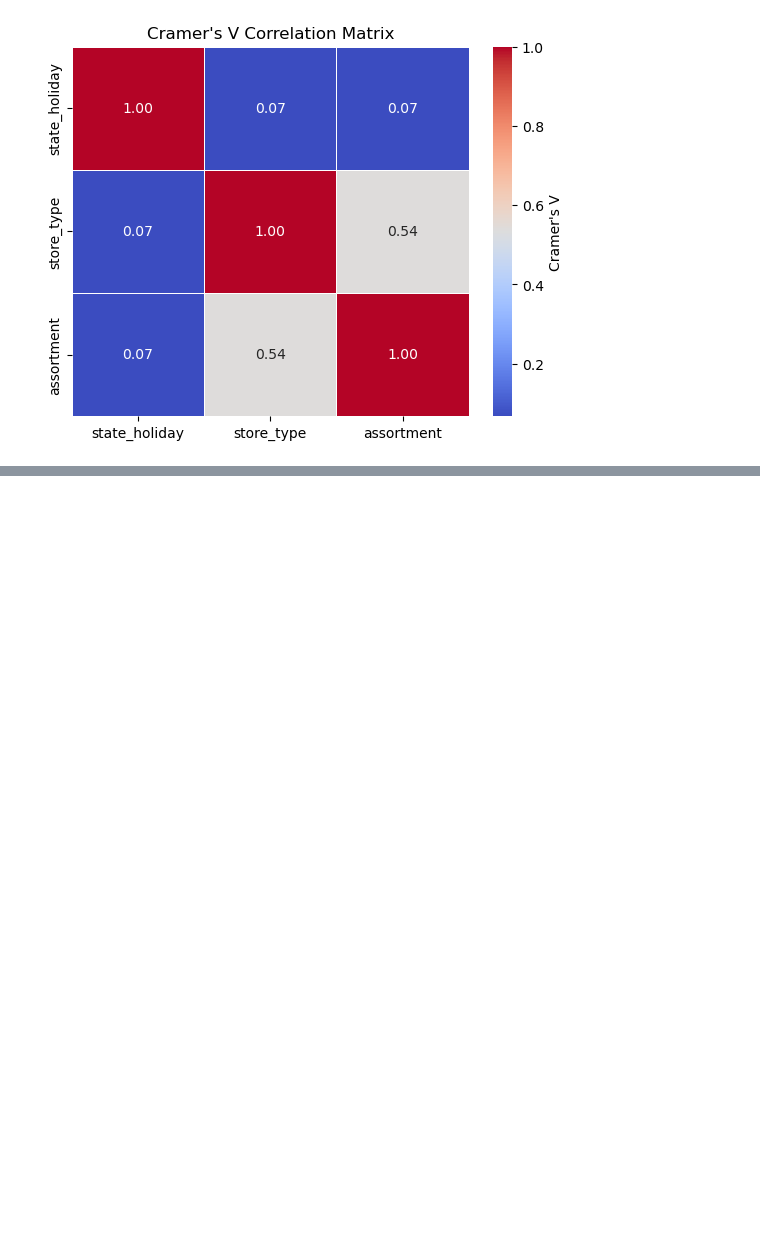
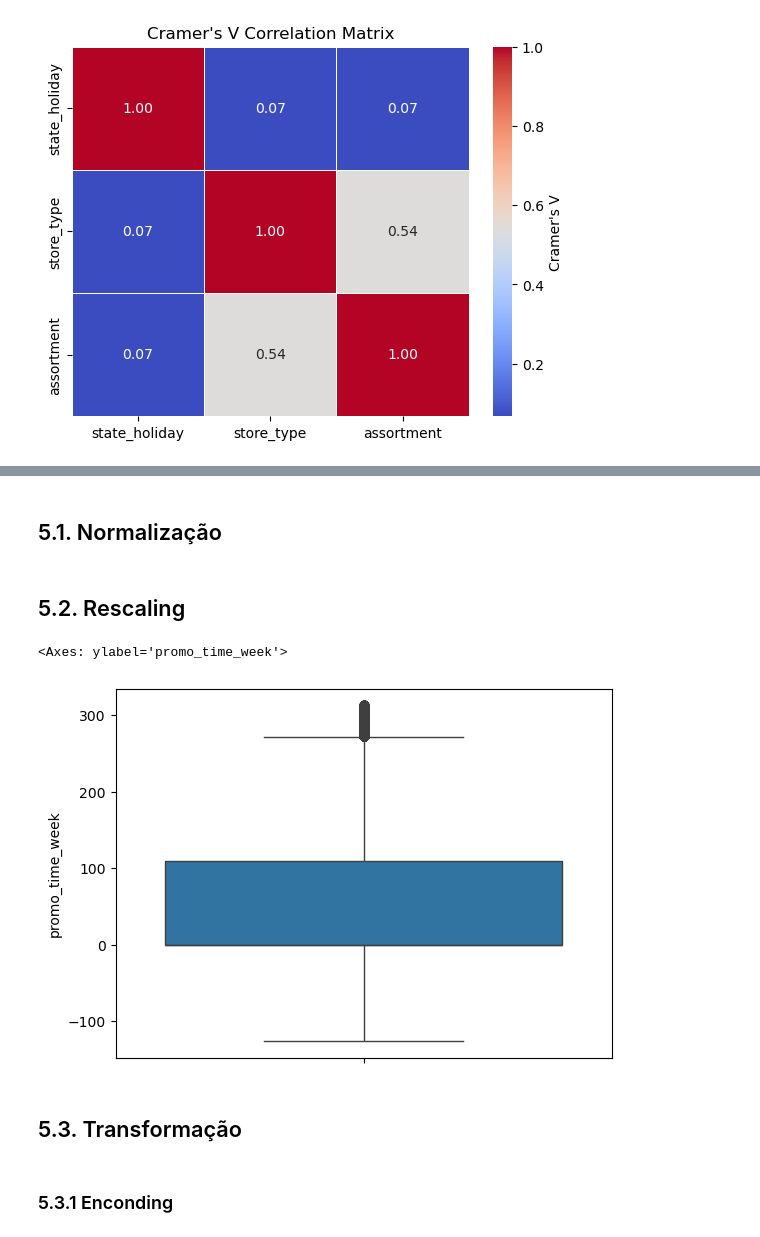
Before and after one commit to Brunoclf19/ds_producao, a Jupyter notebook: ds_em_producao/m02_v01_store_sales_prediction.ipynb, the cells around one changed output, grey strips where cells are left out. Drawn from its saved outputs; the diff is of its cells as text; code cells hidden in the pictures; blank space fills up the shorter version.

```diff
--- a/ds_em_producao/m02_v01_store_sales_prediction.ipynb
+++ b/ds_em_producao/m02_v01_store_sales_prediction.ipynb
@@ -1172,0 +1185,4 @@ Text(0.5, 1.0, "Cramer's V Correlation Matrix")
+# %% [markdown]
+## 5.1. Normalização
+# %% [markdown]
+## 5.2. Rescaling
@@ -1172,0 +1191,5 @@ Text(0.5, 1.0, "Cramer's V Correlation Matrix")
+# %%
+sns.boxplot(df5['promo_time_week'])
+# %% [output]
+<Axes: ylabel='promo_time_week'>
+[figure, added]
@@ -1172,0 +1211,4 @@ Text(0.5, 1.0, "Cramer's V Correlation Matrix")
+# %% [markdown]
+## 5.3. Transformação
+# %% [markdown]
+### 5.3.1 Enconding
```
Also changed, not shown: parts of 31 cells of this notebook.
